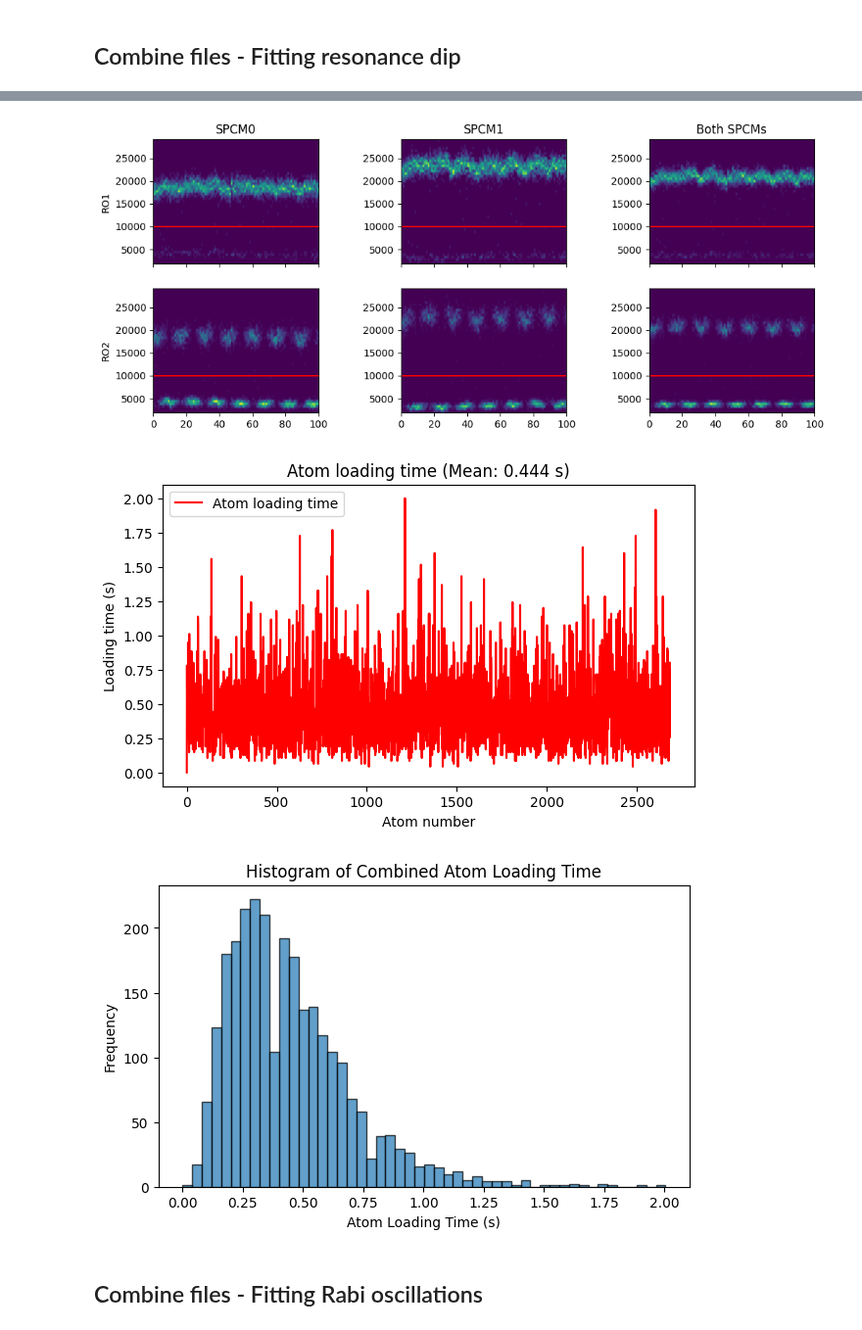
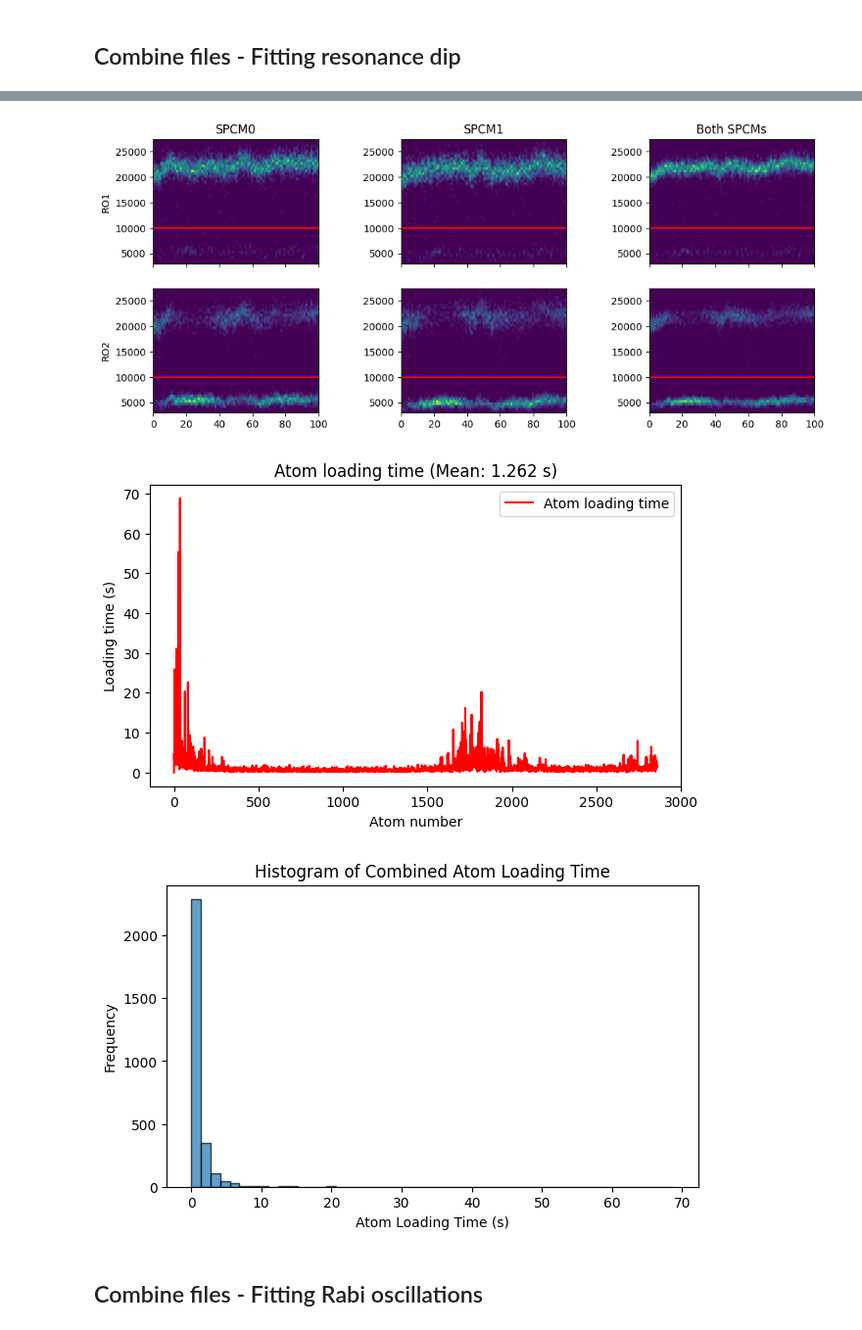
Before and after one commit to QuantumQuadrate/qn_artiq_routines, a Jupyter notebook: Analysis/Microwave analysis/Microwave_analysis_2025.ipynb, the cells around one changed output, grey strips where cells are left out. Shown at 98% size. Drawn from its saved outputs; the diff is of its cells as text; code cells hidden in the pictures.

```diff
--- a/Analysis/Microwave analysis/Microwave_analysis_2025.ipynb
+++ b/Analysis/Microwave analysis/Microwave_analysis_2025.ipynb
@@ -2,7 +2,7 @@
 # Mapping atom analysis
 Valid for experiments from 2025-04-30 until ...
 # %%
-date_filters = ["2025-06-11"]
+date_filters = ["2025-06-13"]
 
 from matplotlib import pyplot as plt
 import matplotlib as mpl
@@ -79,7 +65,7 @@ With fitting the resonance for microwave scans
 """
 ### the file(s) to analyze:
 file_indices = {
-    26:'',
+    33:'',
     # 46:'',
     # 48:''
 }
@@ -373,6 +359,6 @@ center=0.0000, sigma=20000.0000, depth=0.4100
-[figure, old version]
+[figure, new version]
-[figure, old version]
+[figure, new version]
-[figure, old version]
+[figure, new version]
 # %% [markdown]
 ## Combine files - Fitting Rabi oscillations
 # %%
```
Also changed, not shown: parts of 3 cells of this notebook, 4 other files.
